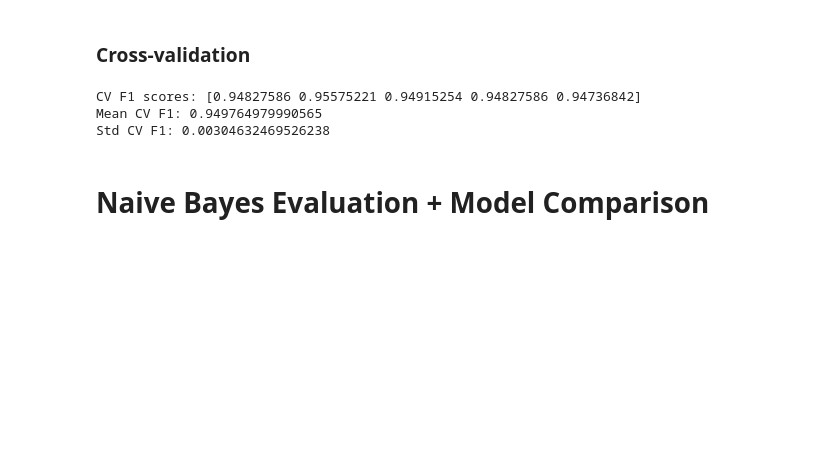
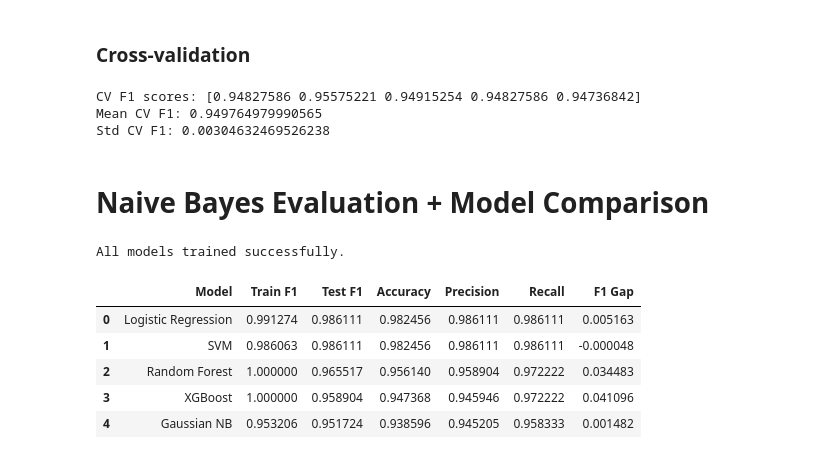
Before and after one commit to harpitmali/AI-ML-Bootcamp, a Jupyter notebook: Machine Learning/Day44/naive_bayes.ipynb, the cells around one changed output. Saved outputs shown, nothing was run; the diff lists cells and outputs as text; code cells hidden in the pictures; blank space fills up the shorter version.

```diff
--- a/Machine Learning/Day44/naive_bayes.ipynb
+++ b/Machine Learning/Day44/naive_bayes.ipynb
@@ -205,0 +236,54 @@ models = {
+# %%
+for name, model in models.items():
+    model.fit(X_train, y_train)
+
+print("All models trained successfully.")
+# %% [output]
+All models trained successfully.
+# %%
+from sklearn.metrics import (
+    accuracy_score,
+    precision_score,
+    recall_score,
+    f1_score
+)
+
+results = []
+
+for name, model in models.items():
+
+    y_train_pred = model.predict(X_train)
+    y_test_pred = model.predict(X_test)
+
+    train_f1 = f1_score(y_train, y_train_pred)
+
+    test_accuracy = accuracy_score(y_test, y_test_pred)
+    test_precision = precision_score(y_test, y_test_pred)
+    test_recall = recall_score(y_test, y_test_pred)
+    test_f1 = f1_score(y_test, y_test_pred)
+
+    f1_gap = train_f1 - test_f1
+
+    results.append({
+        "Model": name,
+        "Train F1": train_f1,
+        "Test F1": test_f1,
+        "Accuracy": test_accuracy,
+        "Precision": test_precision,
+        "Recall": test_recall,
+        "F1 Gap": f1_gap
+    })
+# %%
+comparison = pd.DataFrame(results)
+
+comparison.sort_values(
+    by="Test F1",
+    ascending=False
+).reset_index(drop=True)
+# %% [output]
+|  | Model | Train F1 | Test F1 | Accuracy | Precision | Recall | F1 Gap |
+| 0 | Logistic Regression | 0.991274 | 0.986111 | 0.982456 | 0.986111 | 0.986111 | 0.005163 |
+| 1 | SVM | 0.986063 | 0.986111 | 0.982456 | 0.986111 | 0.986111 | -0.000048 |
+| 2 | Random Forest | 1.000000 | 0.965517 | 0.956140 | 0.958904 | 0.972222 | 0.034483 |
+| 3 | XGBoost | 1.000000 | 0.958904 | 0.947368 | 0.945946 | 0.972222 | 0.041096 |
+| 4 | Gaussian NB | 0.953206 | 0.951724 | 0.938596 | 0.945205 | 0.958333 | 0.001482 |
```
Also changed, not shown: parts of 4 cells of this notebook, 2 other files.
